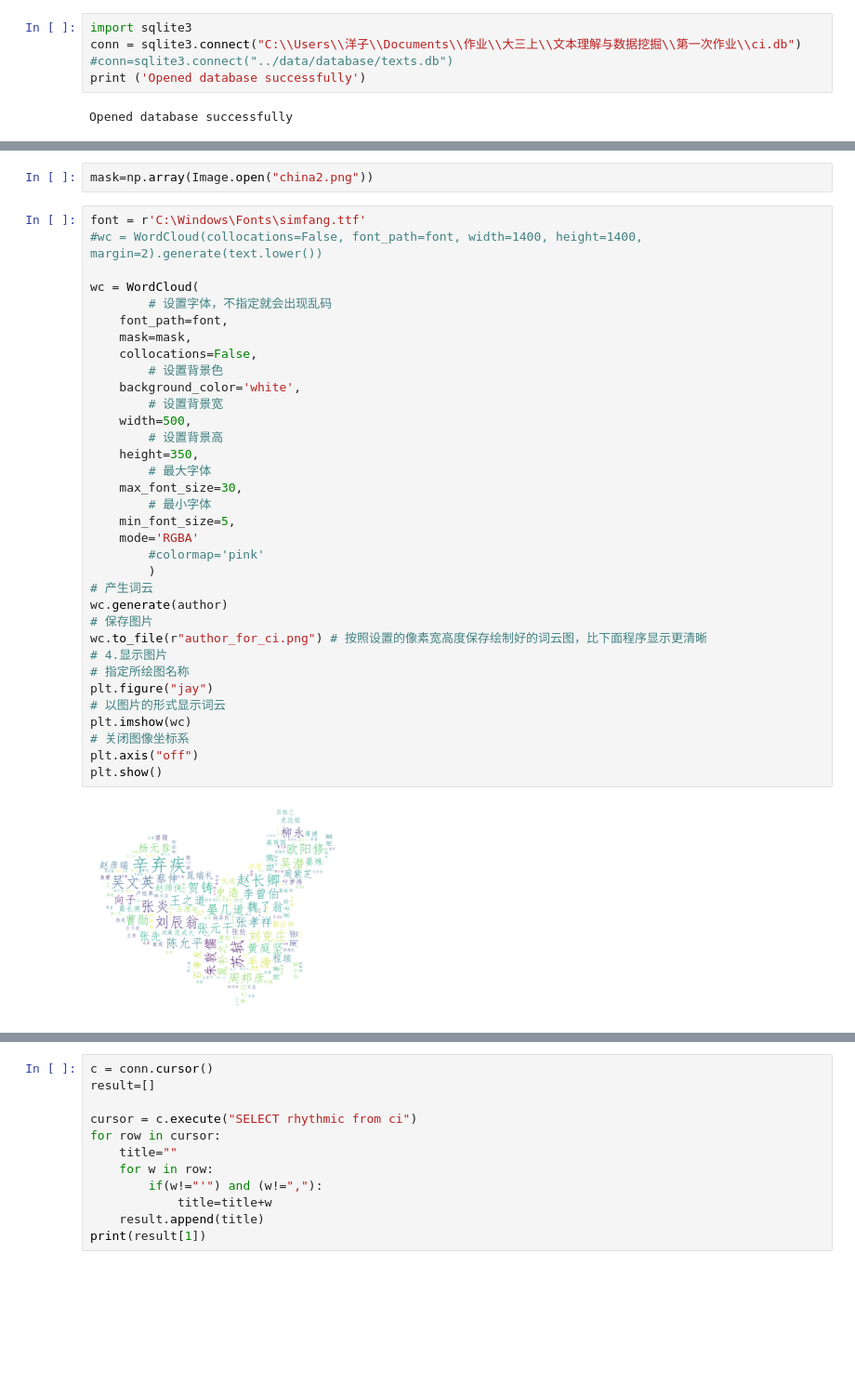
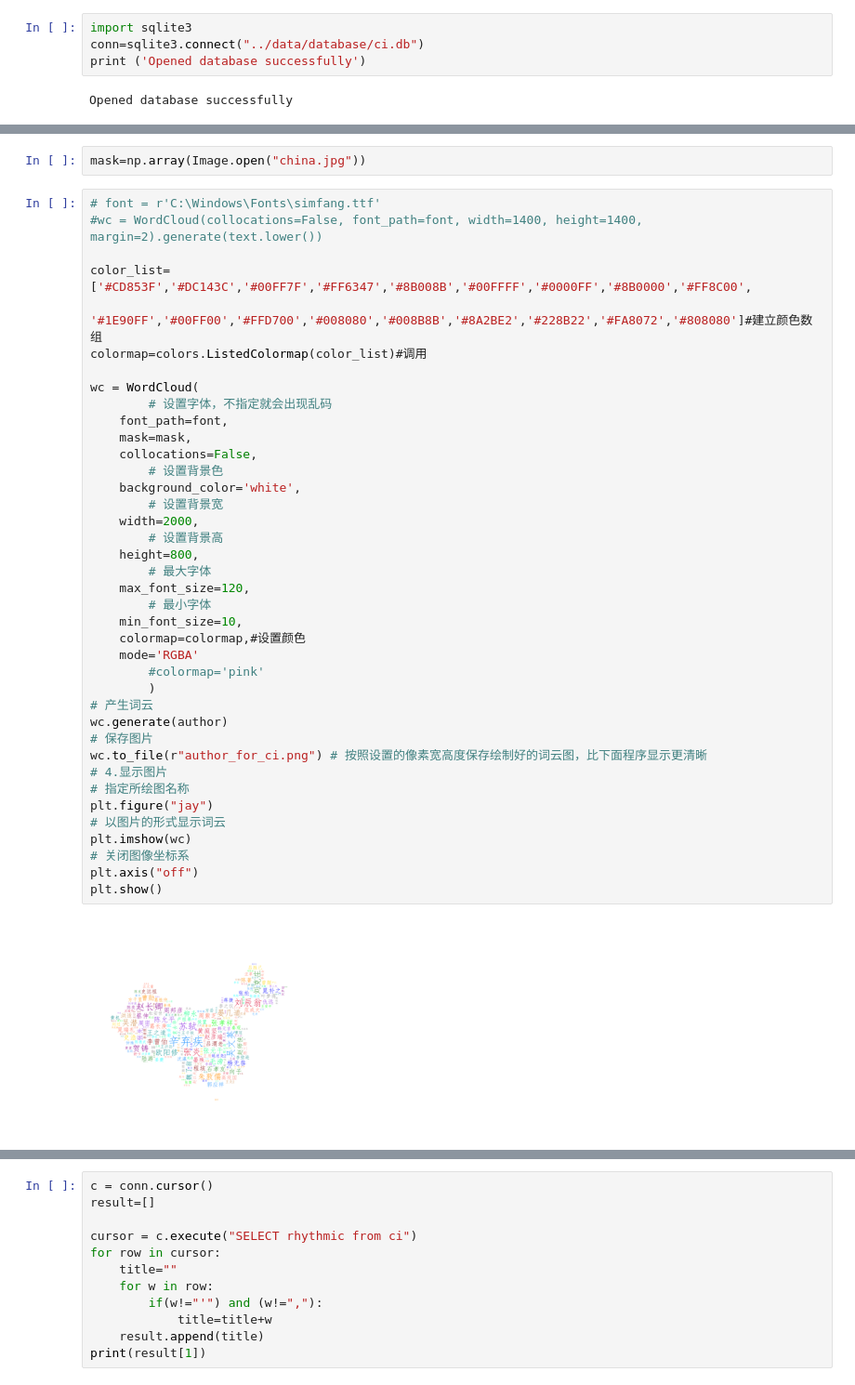
Before and after one commit to MarioZZJ/Chinese_Text_Classification, a Jupyter notebook: preprocessing/词云.ipynb, the cells around one changed output, grey strips where cells are left out. Shown: that part at 93% size. Drawn from its saved outputs; the diff is of its cells as text; blank space fills up the shorter version.

```diff
--- a/preprocessing/词云.ipynb
+++ b/preprocessing/词云.ipynb
@@ -3,7 +5,6 @@
 # %%
 import sqlite3
-conn = sqlite3.connect("C:\\Users\\洋子\\Documents\\作业\\大三上\\文本理解与数据挖掘\\第一次作业\\ci.db")
-#conn=sqlite3.connect("../data/database/texts.db")
+conn=sqlite3.connect("../data/database/ci.db")
 print ('Opened database successfully')
 # %% [output]
 Opened database successfully
@@ -35,39 +43,44 @@ import numpy as np
 # %%
-mask=np.array(Image.open("china2.png"))
+mask=np.array(Image.open("china.jpg"))
 # %%
-font = r'C:\Windows\Fonts\simfang.ttf'
+# font = r'C:\Windows\Fonts\simfang.ttf'
 #wc = WordCloud(collocations=False, font_path=font, width=1400, height=1400, margin=2).generate(text.lower())
+
+color_list=['#CD853F','#DC143C','#00FF7F','#FF6347','#8B008B','#00FFFF','#0000FF','#8B0000','#FF8C00',
+            '#1E90FF','#00FF00','#FFD700','#008080','#008B8B','#8A2BE2','#228B22','#FA8072','#808080']#建立颜色数组
+colormap=colors.ListedColormap(color_list)#调用
 
 wc = WordCloud(
         # 设置字体，不指定就会出现乱码
     font_path=font,
     mask=mask,
     collocations=False,
         # 设置背景色
     background_color='white',
         # 设置背景宽
-    width=500,
+    width=2000,
         # 设置背景高
-    height=350,
+    height=800,
         # 最大字体
-    max_font_size=30,
+    max_font_size=120,
         # 最小字体
-    min_font_size=5,
+    min_font_size=10,
+    colormap=colormap,#设置颜色
     mode='RGBA'
         #colormap='pink'
         )
 # 产生词云
 wc.generate(author)
 # 保存图片
 wc.to_file(r"author_for_ci.png") # 按照设置的像素宽高度保存绘制好的词云图，比下面程序显示更清晰
 # 4.显示图片
 # 指定所绘图名称
 plt.figure("jay")
 # 以图片的形式显示词云
 plt.imshow(wc)
 # 关闭图像坐标系
 plt.axis("off")
 plt.show()
 # %% [output]
-[figure, old version]
+[figure, new version]
 # %% [markdown]
```
Also changed, not shown: parts of 30 cells of this notebook.
